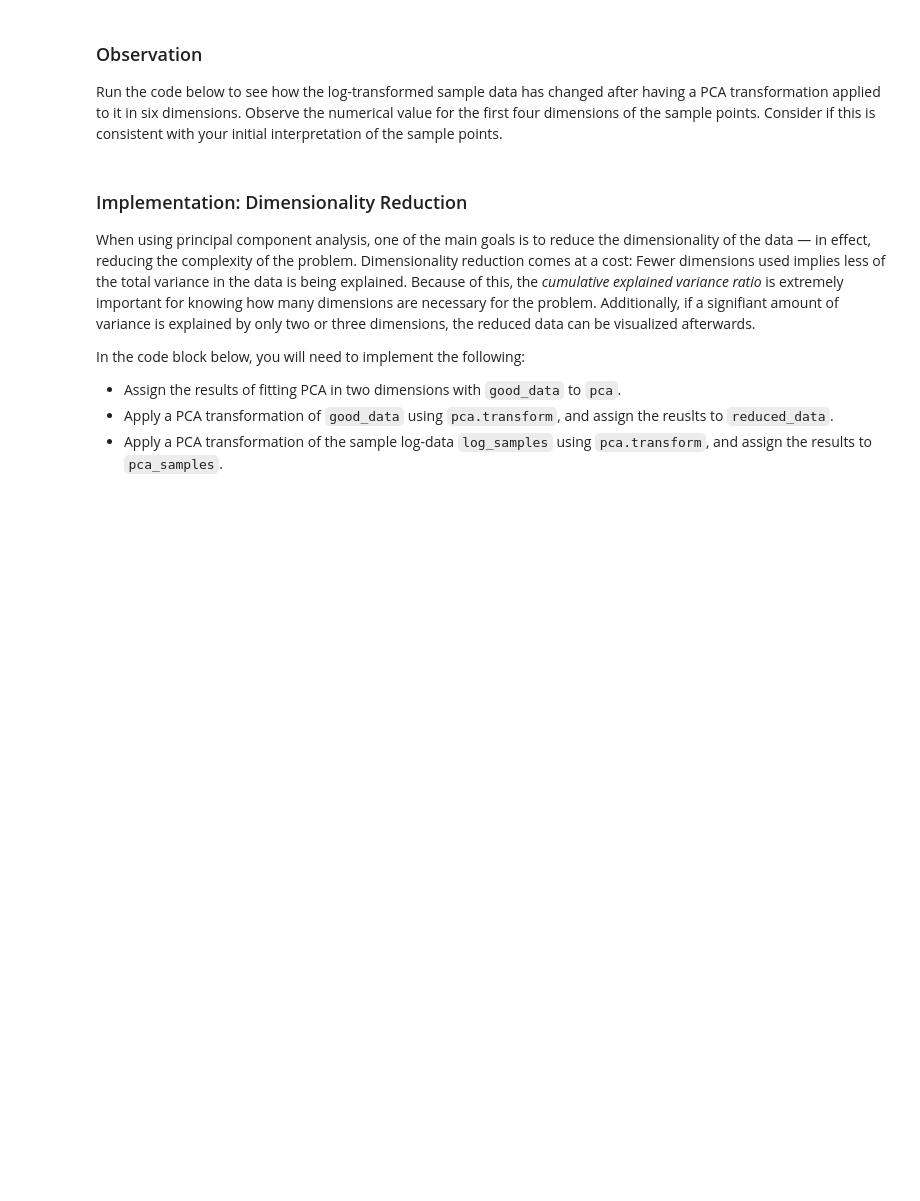
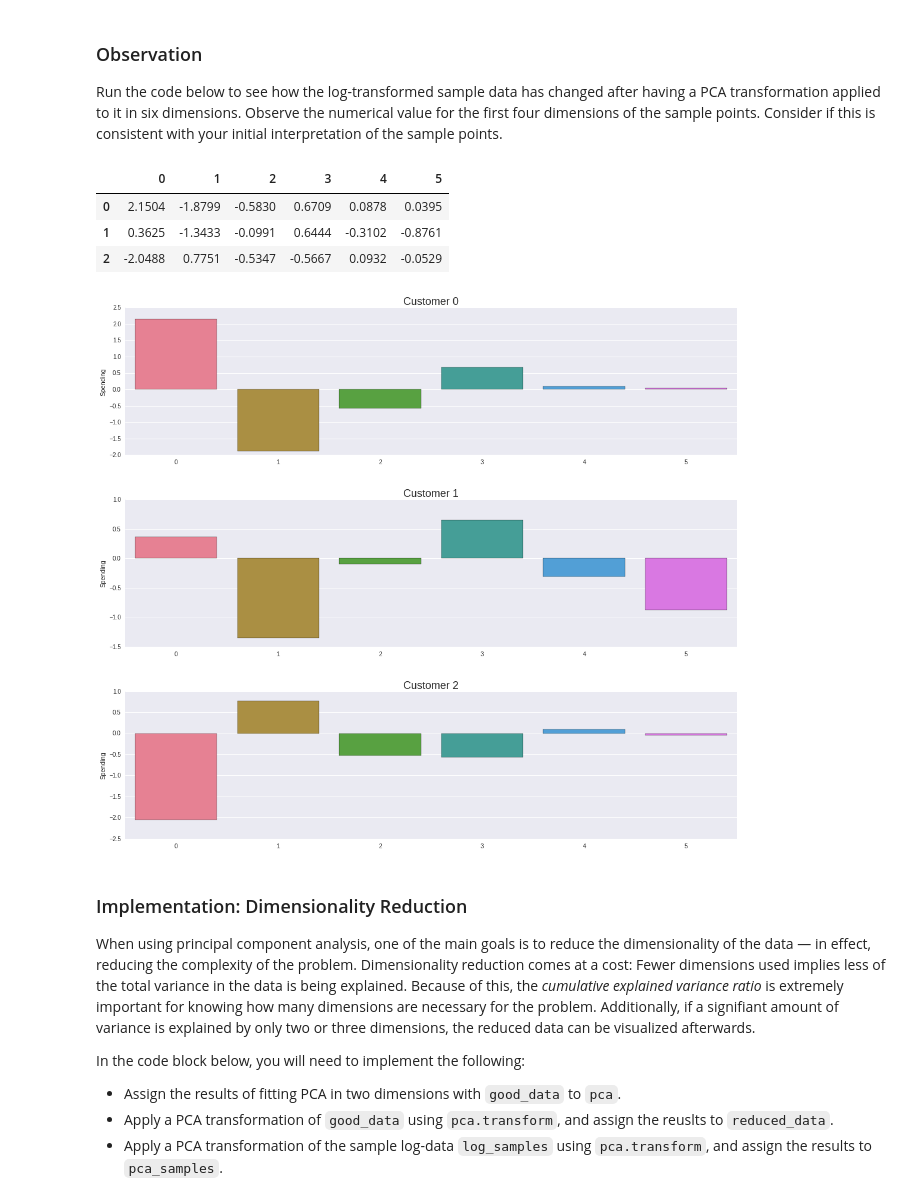
Before and after one commit to ibratface/machine-learning, a Jupyter notebook: projects/creating_customer_segments/customer_segments.ipynb, the cells around one changed output. Cells and saved outputs as stored; diff of their text form; code cells hidden in the pictures; blank space fills up the shorter version.

```diff
--- a/projects/creating_customer_segments/customer_segments.ipynb
+++ b/projects/creating_customer_segments/customer_segments.ipynb
@@ -406,3 +407,23 @@ display(pd.DataFrame(np.round(pca_samples, 4), columns = pca_results.index.value
+# %%
+# Display sample log-data after having a PCA transformation applied
+pca_samples_df = pd.DataFrame(np.round(pca_samples, 4))
+display(pca_samples_df, columns = pca_results.index.values)
+
+current_palette = sns.color_palette("husl", samples.shape[1])
+plt.figure(figsize=(16, 14))
+gs = gridspec.GridSpec(3, 1)
+for i in range(pca_samples_df.shape[0]):
+    barplt = plt.subplot(gs[i])
+    sns.barplot(x=pca_samples_df.columns.values, y=pca_samples_df.iloc[i], ax=barplt, palette=current_palette)
+    barplt.set(ylabel='Spending')
+    barplt.set_title("Customer {}".format(i), fontsize=18)
+    plt.tight_layout(pad=4)
+# %% [output]
+|  | 0 | 1 | 2 | 3 | 4 | 5 |
+| 0 | 2.1504 | -1.8799 | -0.5830 | 0.6709 | 0.0878 | 0.0395 |
+| 1 | 0.3625 | -1.3433 | -0.0991 | 0.6444 | -0.3102 | -0.8761 |
+| 2 | -2.0488 | 0.7751 | -0.5347 | -0.5667 | 0.0932 | -0.0529 |
+[figure, added]
 # %% [markdown]
 ### Implementation: Dimensionality Reduction
 When using principal component analysis, one of the main goals is to reduce the dimensionality of the data — in effect, reducing the complexity of the problem. Dimensionality reduction comes at a cost: Fewer dimensions used implies less of the total variance in the data is being explained. Because of this, the *cumulative explained variance ratio* is extremely important for knowing how many dimensions are necessary for the problem. Additionally, if a signifiant amount of variance is explained by only two or three dimensions, the reduced data can be visualized afterwards.
```
Also changed, not shown: parts of 32 cells of this notebook.
